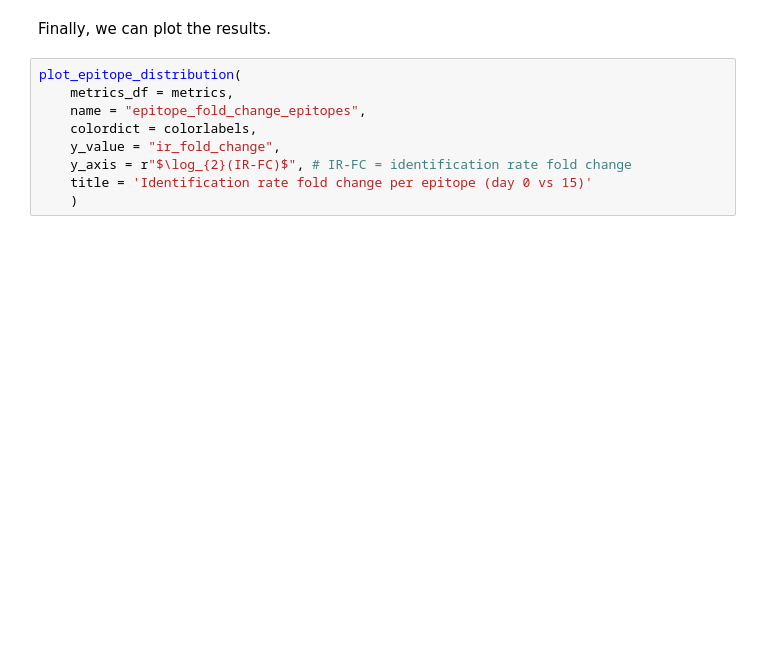
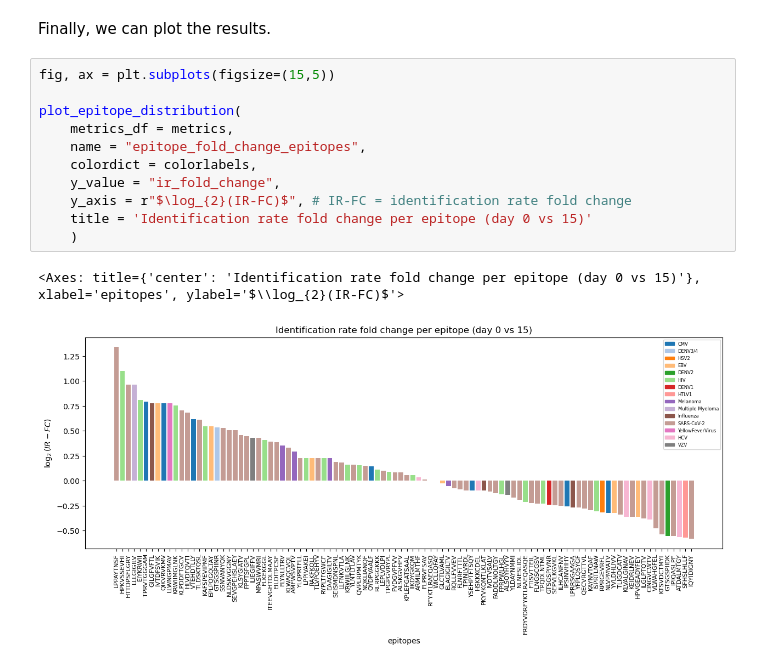
Before and after one commit to vincentvandeuren/tcr_workshop_2023, a Jupyter notebook: notebooks/Part_3_TCRex_and_statistics.ipynb, the cells around one changed output. Cells and saved outputs as stored; diff of their text form; blank space fills up the shorter version.

```diff
--- a/notebooks/Part_3_TCRex_and_statistics.ipynb
+++ b/notebooks/Part_3_TCRex_and_statistics.ipynb
@@ -313,14 +386,19 @@ metrics.head()
 # %% [markdown]
 Finally, we can plot the results.
 # %%
+fig, ax = plt.subplots(figsize=(15,5))
+
 plot_epitope_distribution(
     metrics_df = metrics,
     name = "epitope_fold_change_epitopes",
     colordict = colorlabels,
     y_value = "ir_fold_change",
     y_axis = r"$\log_{2}(IR-FC)$", # IR-FC = identification rate fold change
     title = 'Identification rate fold change per epitope (day 0 vs 15)'
     )
+# %% [output]
+<Axes: title={'center': 'Identification rate fold change per epitope (day 0 vs 15)'}, xlabel='epitopes', ylabel='$\\log_{2}(IR-FC)$'>
+[figure, added]
 # %%
 pathology_grouped = metrics.groupby('pathology').ir_fold_change.sum()
 pathology_grouped = pathology_grouped.sort_values(ascending = False)
```
Also changed, not shown: parts of 15 cells of this notebook.
